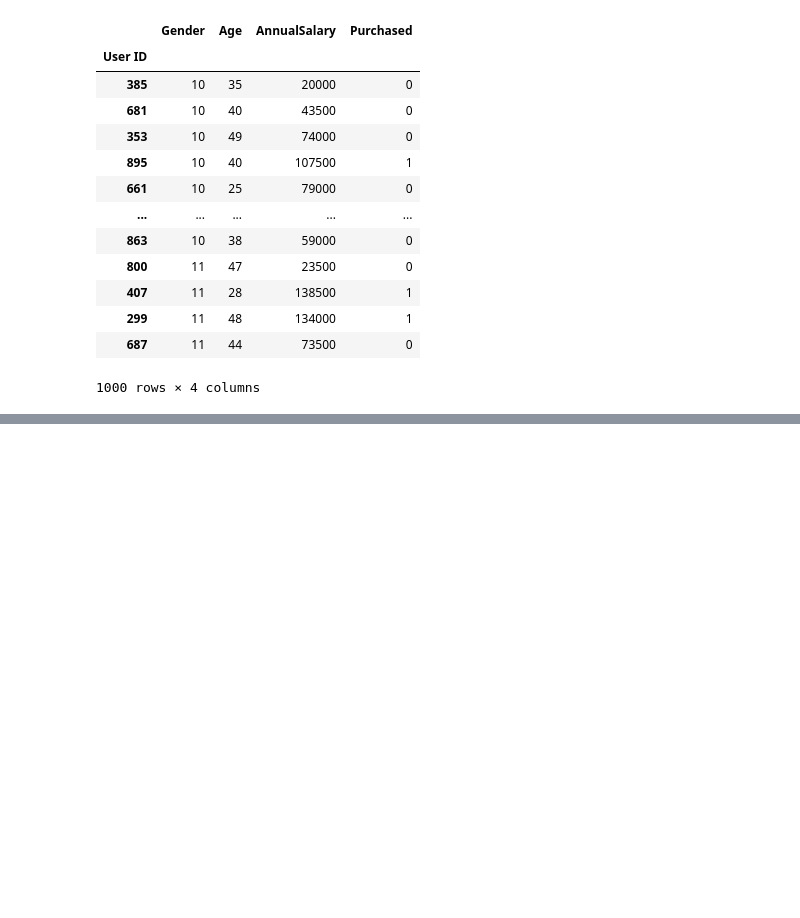
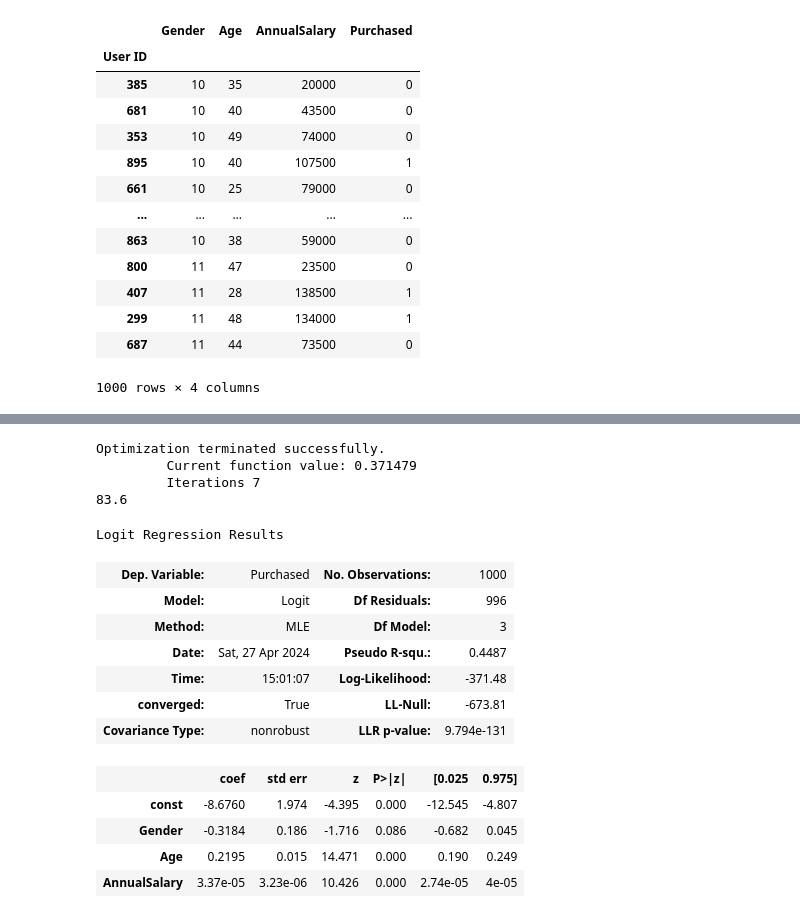
Before and after one commit to Saravanan-20G/Dataset-Carpurchase, a Jupyter notebook: carpurchase.ipynb, the cells around one changed output, grey strips where cells are left out. Drawn from its saved outputs; the diff is of its cells as text; code cells hidden in the pictures; blank space fills up the shorter version.

```diff
--- a/carpurchase.ipynb
+++ b/carpurchase.ipynb
@@ -322,0 +437,10 @@ Supervised Regression - Linear regression
+# %%
+y=df["Purchased"]
+x1=df[["Gender", "Age"]]
+x=sm.add_constant(x1)
+result= sm.Logit(y,x).fit()
+cm_df=pd.DataFrame(result.pred_table())
+cm=np.array(cm_df)
+acc=(cm[0,0]+cm[1,1])/cm.sum()
+print(acc*100)
+result_log.summary()
@@ -322,0 +463,10 @@ Supervised Regression - Linear regression
+# %%
+y=df['Purchased']
+x1=df[['AnnualSalary','Age']]
+x=sm.add_constant(x1)
+result=sm.Logit(y,x).fit()
+cm_df=pd.DataFrame(result.pred_table())
+cm=np.array(cm_df)
+acc=(cm[0,0]+cm[1,1])/cm.sum()
+print(acc*100)
+result_log.summary()
@@ -322,0 +490,10 @@ Supervised Regression - Linear regression
+# %%
+y=df["Purchased"]
+x1=df[["Age", "AnnualSalary"]]
+x=sm.add_constant(x1)
+result_log = sm.Logit(y,x).fit()
+cm_df=pd.DataFrame(result_log.pred_table())
+cm=np.array(cm_df)
+acc=(cm[0,0]+cm[1,1])/cm.sum()
+print(acc*100)
+result_log.summary()
@@ -322,0 +517,29 @@ Supervised Regression - Linear regression
+# %%
+
+y=df["Purchased"]
+x1=df[["Gender", "Age", "AnnualSalary"]]
+x=sm.add_constant(x1)
+result_log = sm.Logit(y,x).fit()
+cm_df=pd.DataFrame(result_log.pred_table())
+cm=np.array(cm_df)
+acc=(cm[0,0]+cm[1,1])/cm.sum()
+print(acc*100)
+result_log.summary()
+# %% [output]
+Optimization terminated successfully.
+         Current function value: 0.371479
+         Iterations 7
+83.6
+Logit Regression Results
+| Dep. Variable: | Purchased | No. Observations: | 1000 |
+| Model: | Logit | Df Residuals: | 996 |
+| Method: | MLE | Df Model: | 3 |
+| Date: | Sat, 27 Apr 2024 | Pseudo R-squ.: | 0.4487 |
+| Time: | 15:01:07 | Log-Likelihood: | -371.48 |
+| converged: | True | LL-Null: | -673.81 |
+| Covariance Type: | nonrobust | LLR p-value: | 9.794e-131 |
+|  | coef | std err | z | P>|z| | [0.025 | 0.975] |
+| const | -8.6760 | 1.974 | -4.395 | 0.000 | -12.545 | -4.807 |
+| Gender | -0.3184 | 0.186 | -1.716 | 0.086 | -0.682 | 0.045 |
+| Age | 0.2195 | 0.015 | 14.471 | 0.000 | 0.190 | 0.249 |
+| AnnualSalary | 3.37e-05 | 3.23e-06 | 10.426 | 0.000 | 2.74e-05 | 4e-05 |
```
Also changed, not shown: parts of 18 cells of this notebook.
